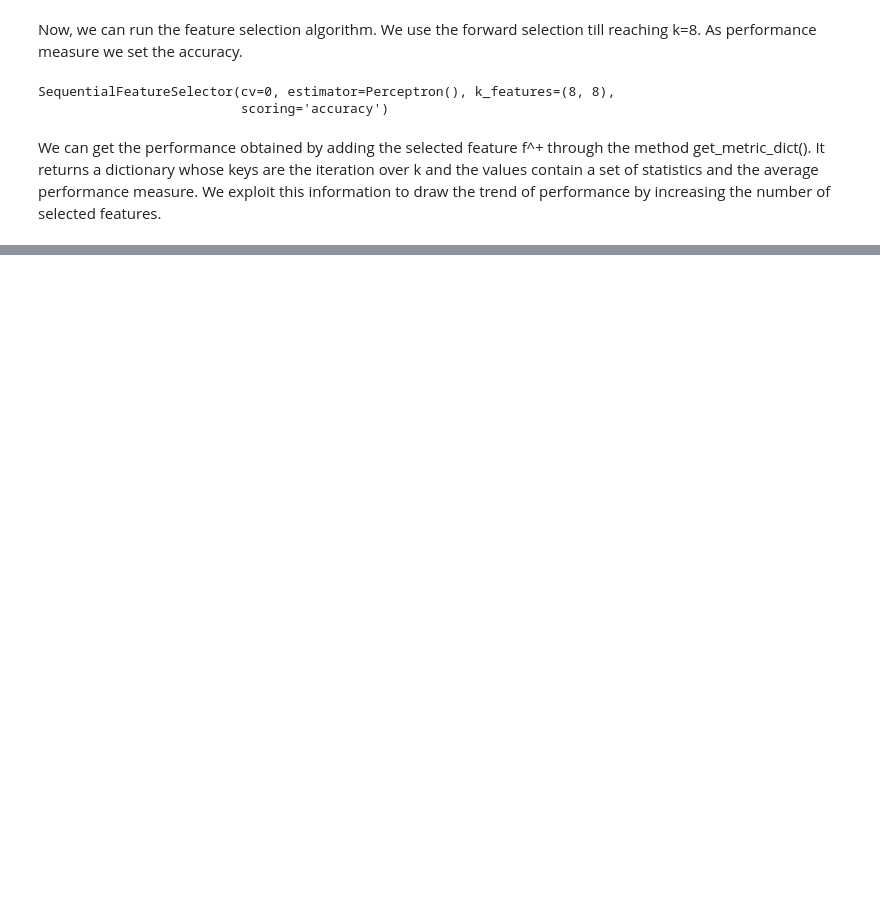
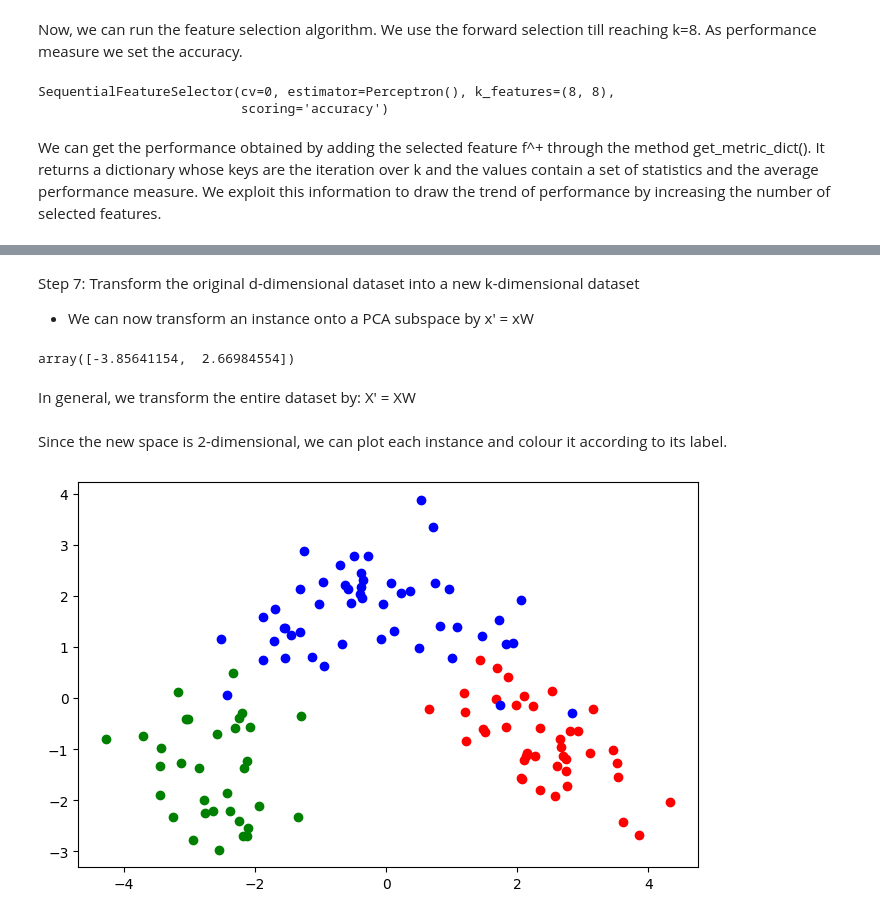
Before and after one commit to SandytheTraveller/ML-course-Labs, a Jupyter notebook: lecture_6.ipynb, the cells around one changed output, grey strips where cells are left out. Saved outputs shown, nothing was run; the diff lists cells and outputs as text; code cells hidden in the pictures; blank space fills up the shorter version.

```diff
--- a/lecture_6.ipynb
+++ b/lecture_6.ipynb
@@ -168,0 +280,5 @@ Text(0, 0.5, 'Performance measure')
+# %%
+eigen_pairs = [(np.abs(eigen_vals[i]), eigen_vect[:, i]) for i in range(len(eigen_vals))]
+# %%
+eigen_pairs.sort(key=lambda k:k[0], reverse=True)
+eigen_pairs
@@ -168,0 +305,3 @@ Text(0, 0.5, 'Performance measure')
+# %%
+W = np.column_stack((eigen_pairs[0][1], eigen_pairs[1][1]))
+# W = np.hstack((eigen_pairs[0][1][:, np.newaxis], eigen_pairs[1][1][:, np.newaxis]))
@@ -168,0 +324,21 @@ Text(0, 0.5, 'Performance measure')
+# %% [markdown]
+Step 7: Transform the original d-dimensional dataset into a new k-dimensional dataset
+
+- We can now transform an instance onto a PCA subspace by x' = xW
+# %%
+X_train_std[0].dot(W)
+# %% [output]
+array([-3.85641154,  2.66984554])
+# %% [markdown]
+In general, we transform the entire dataset by: X' = XW
+# %%
+X_train_pca = X_train_std.dot(W)
+# %% [markdown]
+Since the new space is 2-dimensional, we can plot each instance and colour it according to its label.
+# %%
+fig = plt.figure(figsize=(8, 5))
+ax = fig.add_subplot()
+for l, c in zip(np.unique(y_train), 'rbg'):
+    ax.scatter(X_train_pca[y_train == l, 0], X_train_pca[y_train == l, 1], c=c, label=f'Class {l}')
+# %% [output]
+[figure, added]
```
Also changed, not shown: parts of 47 cells of this notebook.
